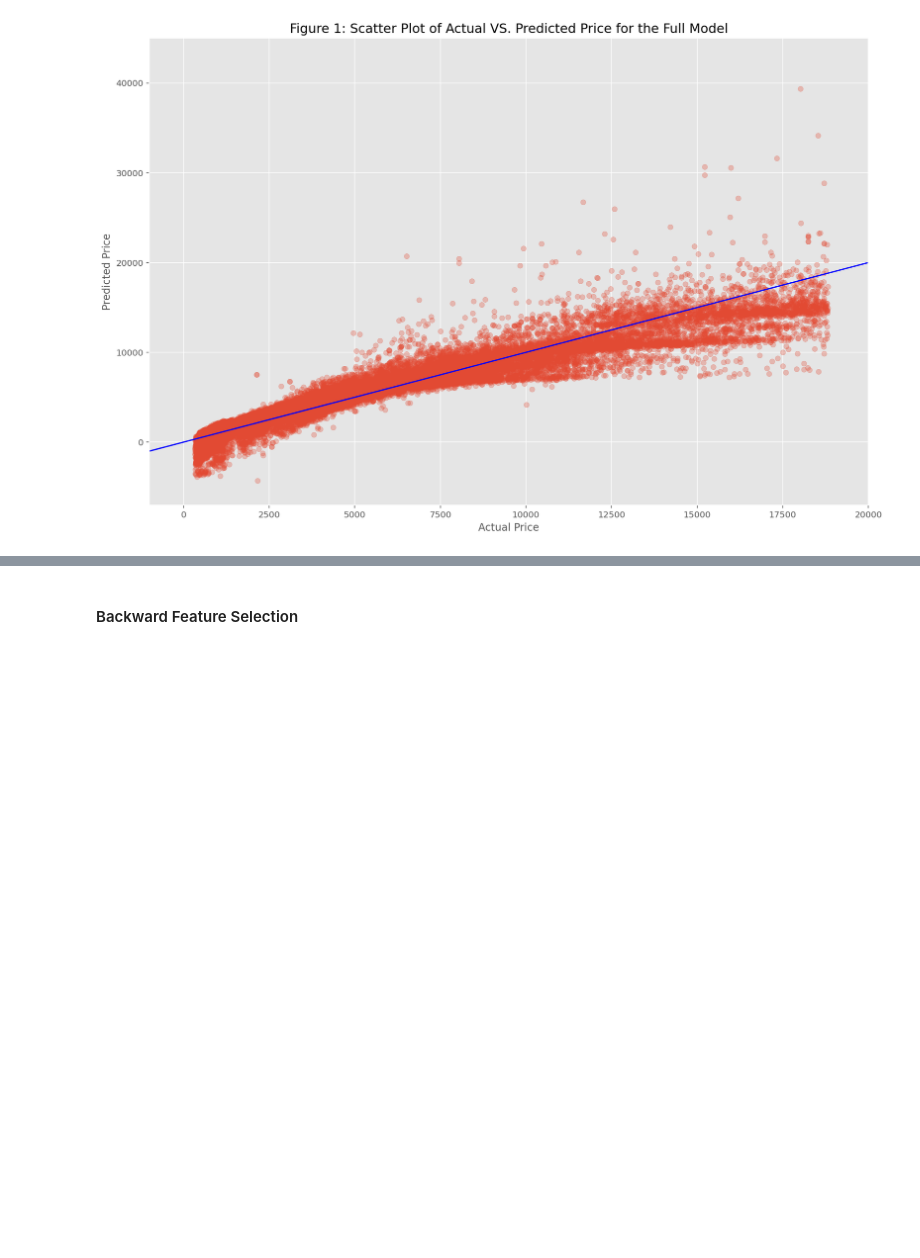
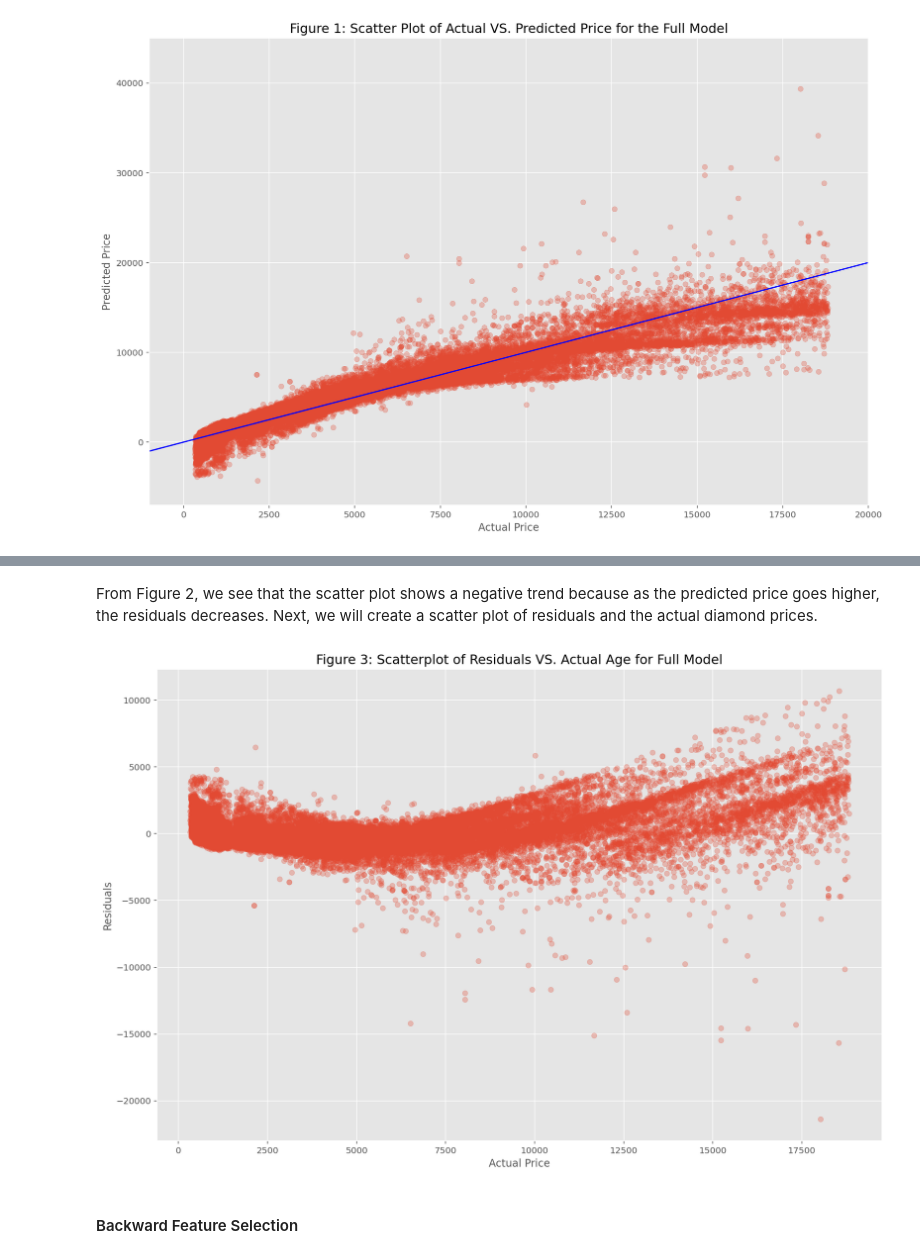
Before and after one commit to s3955624-Chee-Kin-Go/Phase-2, a Jupyter notebook: Phase 2_Group15.ipynb, the cells around one changed output, grey strips where cells are left out. Saved outputs shown, nothing was run; the diff lists cells and outputs as text; code cells hidden in the pictures; blank space fills up the shorter version.

```diff
--- a/Phase 2_Group15.ipynb
+++ b/Phase 2_Group15.ipynb
@@ -174,3 +191,14 @@ plt.show()
+# %% [markdown]
+From Figure 2, we see that the scatter plot shows a negative trend because as the predicted price goes higher, the residuals decreases. Next, we will create a scatter plot of residuals and the actual diamond prices.
+# %%
+plt.figure(figsize=(15,10))
+plt.scatter(residuals_full['actual'], residuals_full['residual'], alpha=0.3);
+plt.xlabel('Actual Price')
+plt.ylabel('Residuals')
+plt.title('Figure 3: Scatterplot of Residuals VS. Actual Age for Full Model', fontsize=15)
+plt.show();
+# %% [output]
+[figure, added]
 # %% [markdown]
 <h4>Backward Feature Selection</h4>
 # %% [markdown]
```
Also changed, not shown: parts of 9 cells of this notebook.
